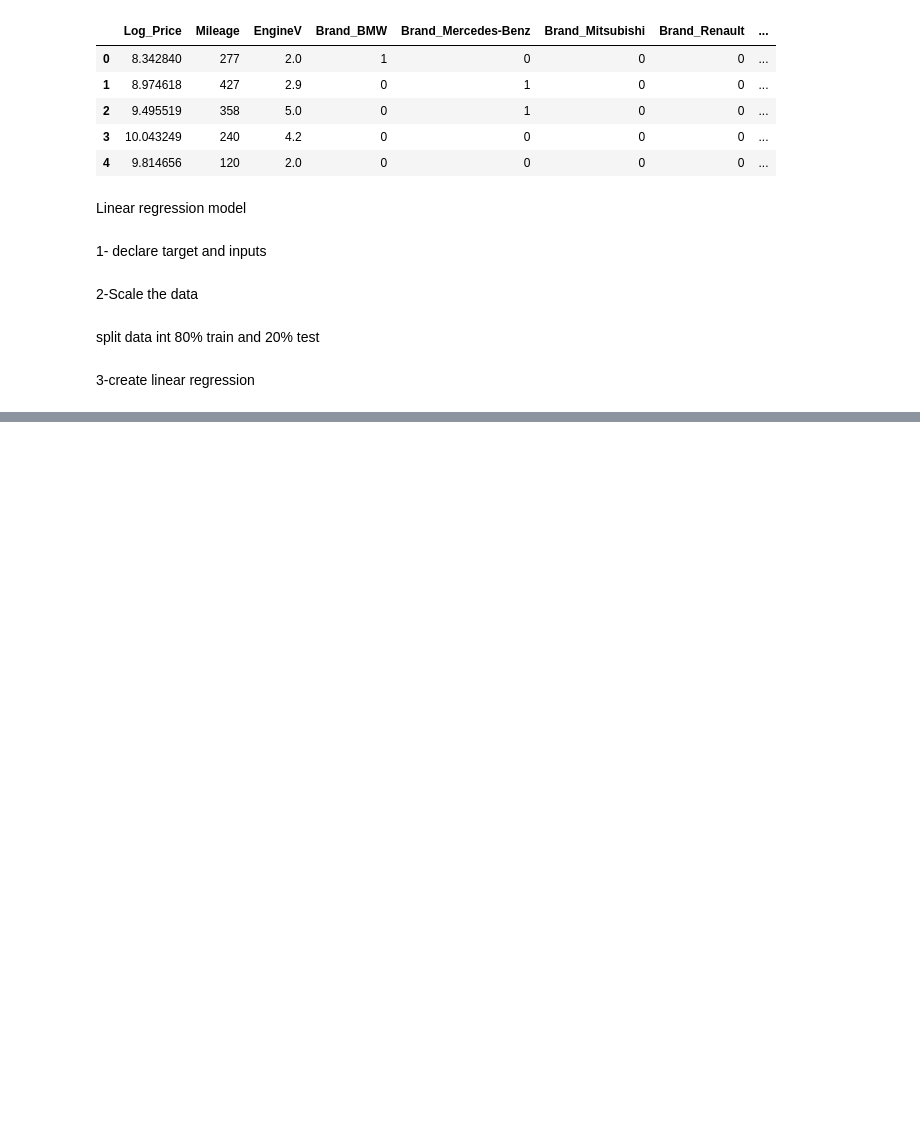
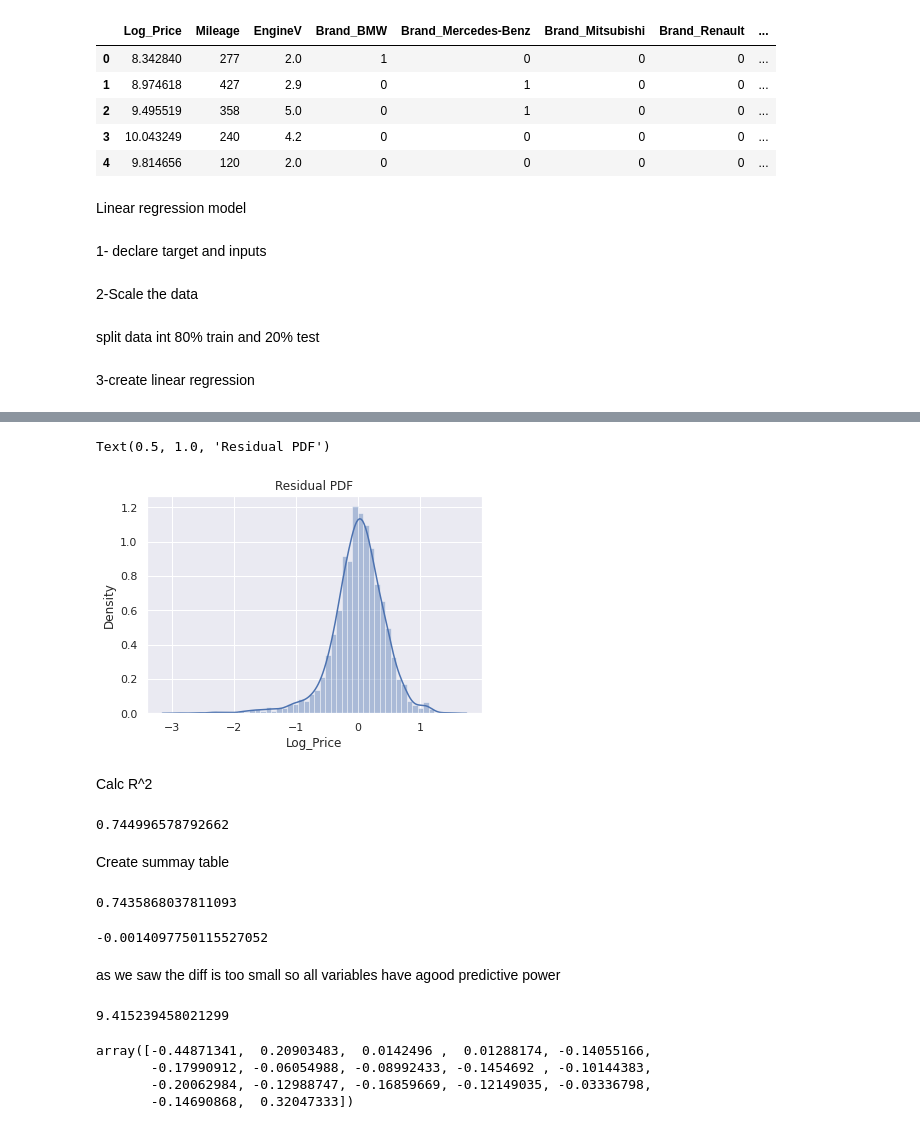
Before and after one commit to EngMdarwish/Data-Science--training, a Jupyter notebook: Cars.ipynb, the cells around one changed output, grey strips where cells are left out. Cells and saved outputs as stored; diff of their text form; code cells hidden in the pictures; blank space fills up the shorter version.

```diff
--- a/Cars.ipynb
+++ b/Cars.ipynb
@@ -474,0 +493,39 @@ x_train,x_test,y_train,y_test=train_test_split(inputs_scaled,target,test_size=0.
+# %%
+sns.distplot(y_train-yhat)
+plt.title('Residual PDF')
+# %% [output]
+Text(0.5, 1.0, 'Residual PDF')
+[figure, added]
+# %% [markdown]
+Calc R^2
+# %%
+r_square=reg.score(x_train,y_train)
+r_square
+# %% [output]
+0.744996578792662
+# %% [markdown]
+Create summay table
+# %%
+n=x_train.shape[0]
+p=x_train.shape[1]
+adj_r2=1-(1-r_square)*((n-1)/(n-p-1))
+adj_r2
+# %% [output]
+0.7435868037811093
+# %%
+adj_r2-r_square
+# %% [output]
+-0.0014097750115527052
+# %% [markdown]
+as we saw the diff is too small so all variables have agood predictive power
+# %%
+reg.intercept_
+# %% [output]
+9.415239458021299
+# %%
+reg.coef_
+# %% [output]
+array([-0.44871341,  0.20903483,  0.0142496 ,  0.01288174, -0.14055166,
+       -0.17990912, -0.06054988, -0.08992433, -0.1454692 , -0.10144383,
+       -0.20062984, -0.12988747, -0.16859669, -0.12149035, -0.03336798,
+       -0.14690868,  0.32047333])
```
Also changed, not shown: parts of 18 cells of this notebook.
